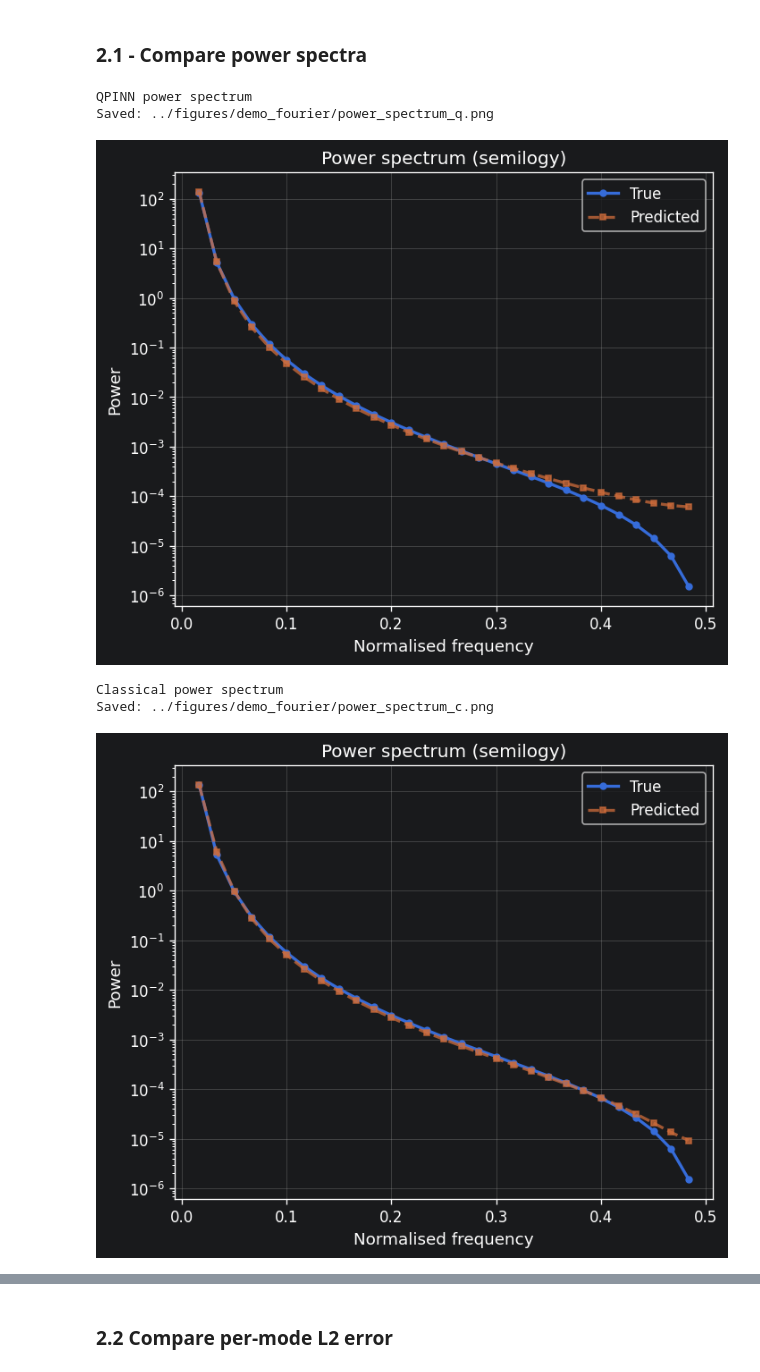
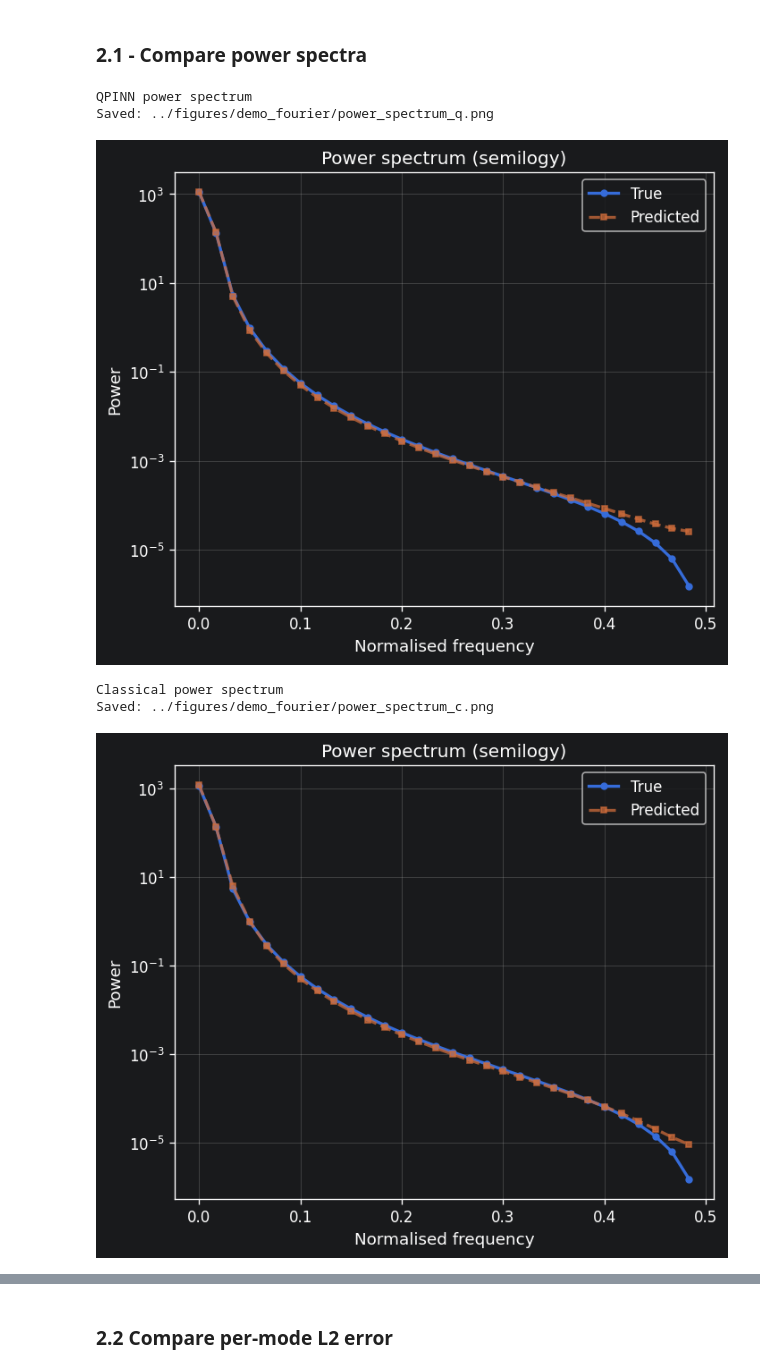
Before and after one commit to jadorez/QPINN-Analysis, a Jupyter notebook: notebooks/Fourier_demo.ipynb, the cells around one changed output, grey strips where cells are left out. Drawn from its saved outputs; the diff is of its cells as text; code cells hidden in the pictures.

```diff
--- a/notebooks/Fourier_demo.ipynb
+++ b/notebooks/Fourier_demo.ipynb
@@ -116,9 +116,12 @@ Done — 2.5s total
 # %%
 # Evaluate models
+grid_n = 60
+
+
 _, U_pred_q, U_true, x_grid, t_grid = evaluate(model=qpinn_ref, pde=ref_pde,
-                                                device=device, dtype=dtype, nx=60, nt=60)
+                                                device=device, dtype=dtype, nx=grid_n, nt=grid_n)
 
 _, U_pred_c, _,      _,      _      = evaluate(model=classical_ref, pde=ref_pde,
-                                                device=device, dtype=dtype, nx=60, nt=60)
+                                                device=device, dtype=dtype, nx=grid_n, nt=grid_n)
 # %% [output]
 Evaluating on 60×60 grid …
@@ -144,14 +147,14 @@ plot_solution_comparison(U_pred_c,U_true)
 ### 2.1 - Compare power spectra
 # %%
 print("QPINN power spectrum")
-plot_power_spectrum(U_pred_q, U_true, save_path="../figures/demo_fourier/power_spectrum_q.png")
+plot_power_spectrum(U_pred_q, U_true, save_path="../figures/demo_fourier/power_spectrum_q.png", exclude_0_mode=False)
 
 print("Classical power spectrum")
-plot_power_spectrum(U_pred_c, U_true, save_path="../figures/demo_fourier/power_spectrum_c.png")
+plot_power_spectrum(U_pred_c, U_true, save_path="../figures/demo_fourier/power_spectrum_c.png", exclude_0_mode=False)
 # %% [output]
 QPINN power spectrum
 Saved: ../figures/demo_fourier/power_spectrum_q.png
-[figure, old version]
+[figure, new version]
 Classical power spectrum
 Saved: ../figures/demo_fourier/power_spectrum_c.png
-[figure, old version]
+[figure, new version]
```
Also changed, not shown: parts of 6 cells of this notebook, 3 other files.
